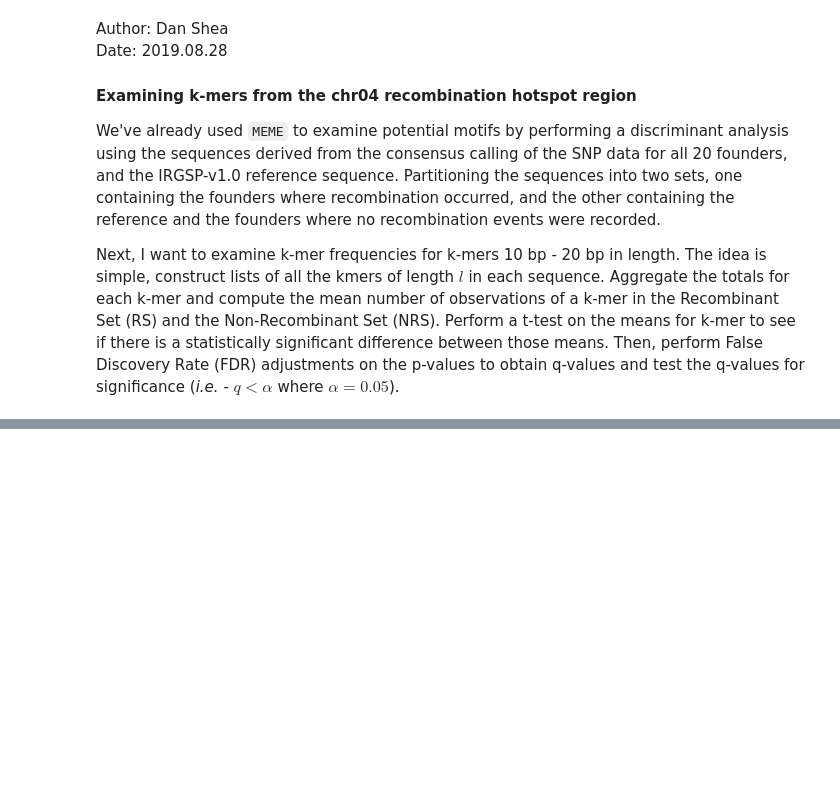
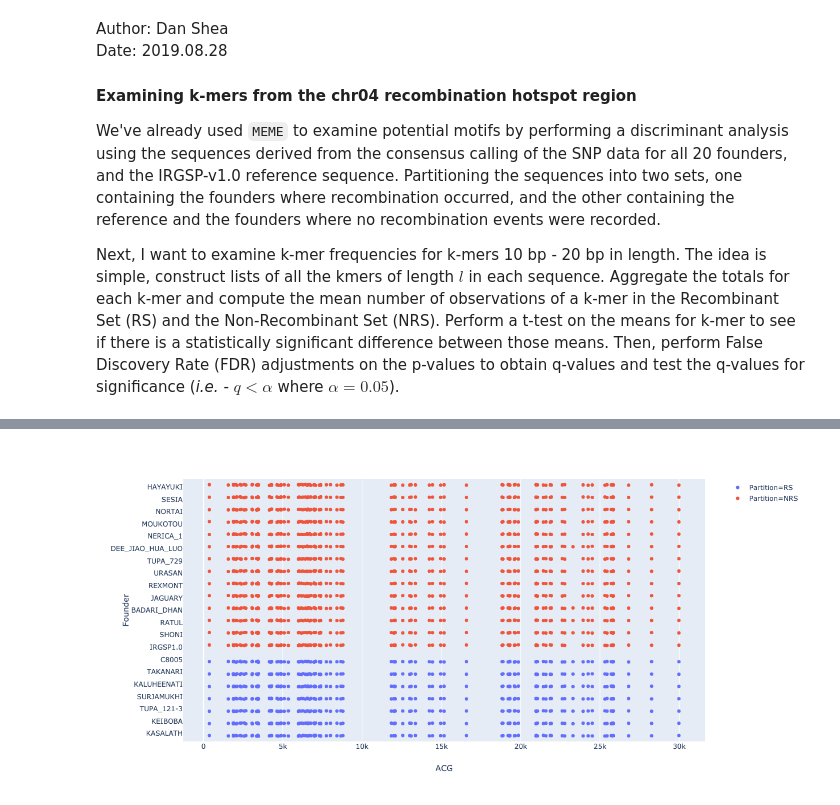
Before and after one commit to danshea/IwateBiotechnologyResearchCenter, a Jupyter notebook: kmer_frequency_analysis.ipynb, the cells around one changed output, grey strips where cells are left out. Saved outputs shown, nothing was run; the diff lists cells and outputs as text; code cells hidden in the pictures; blank space fills up the shorter version.

```diff
--- a/kmer_frequency_analysis.ipynb
+++ b/kmer_frequency_analysis.ipynb
@@ -220,0 +193,4 @@ k-mer length: 10
+# %%
+for i in kmer_dfs:
+    print('k-mer length: {}'.format(i))
+    display(kmer_dfs[i].loc[kmer_dfs[i].index.isin(['CAG', 'CTG', 'CCG']), :])
@@ -220,0 +211,42 @@ k-mer length: 10
+# %%
+# Generate a list of kmers of length l for each sequence in an OrderedDict()
+def get_kmers_and_coords(d, l=3):
+    results = OrderedDict()
+    for key in d:
+        results[key] = OrderedDict()
+        seq = d[key]
+        slen = len(seq)
+        start = 0
+        stop = l
+        terminate = (slen - l) + 1
+        while stop <= terminate:
+            kmer = str(seq[start:stop].seq).upper()
+            if kmer in results[key].keys():
+                results[key][kmer].append(start)
+            else:
+                results[key][kmer] = [start]
+            start = stop
+            stop += l
+    return results
+# %%
+RS_3mers = get_kmers_and_coords(RS, 3)
+NRS_3mers = get_kmers_and_coords(NRS, 3)
+# %%
+df_3mers = pd.DataFrame()
+
+for f in RS_3mers:
+    df_3mers = pd.concat([df_3mers, pd.DataFrame({'ACG': RS_3mers[f]['ACG'],
+                                                  'Founder': [f for i in range(0, len(RS_3mers[f]['ACG']))],
+                                                  'Partition': ['RS' for i in range(0, len(RS_3mers[f]['ACG']))]})], axis=0)
+
+for f in NRS_3mers:
+    df_3mers = pd.concat([df_3mers, pd.DataFrame({'ACG': NRS_3mers[f]['ACG'],
+                                                  'Founder': [f for i in range(0, len(NRS_3mers[f]['ACG']))],
+                                                  'Partition': ['NRS' for i in range(0, len(NRS_3mers[f]['ACG']))]})], axis=0)
+
+df_3mers = df_3mers.reset_index()
+# %%
+fig = px.strip(df_3mers, x='ACG', y='Founder', color='Partition', orientation='h')
+fig.show()
+# %% [output]
+[figure, added]
```
Also changed, not shown: parts of 11 cells of this notebook.
